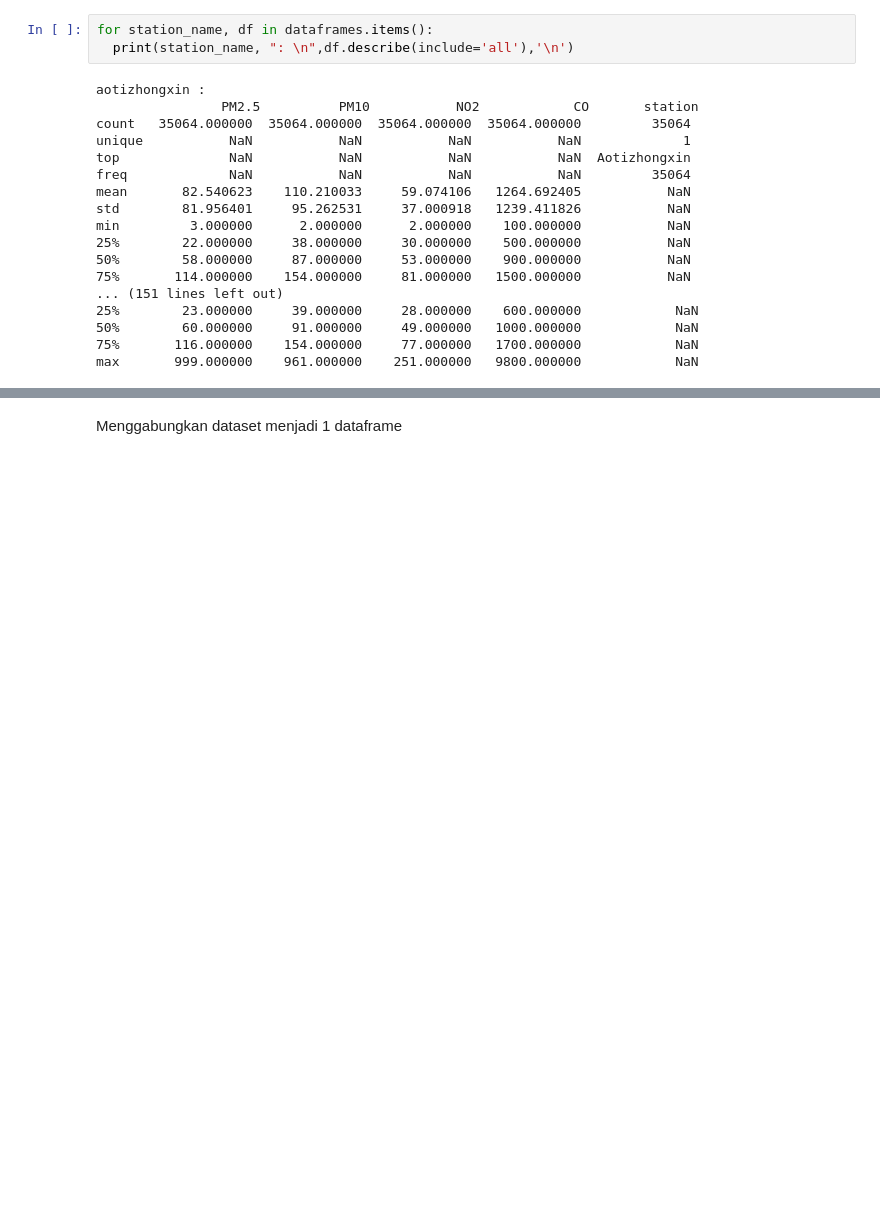
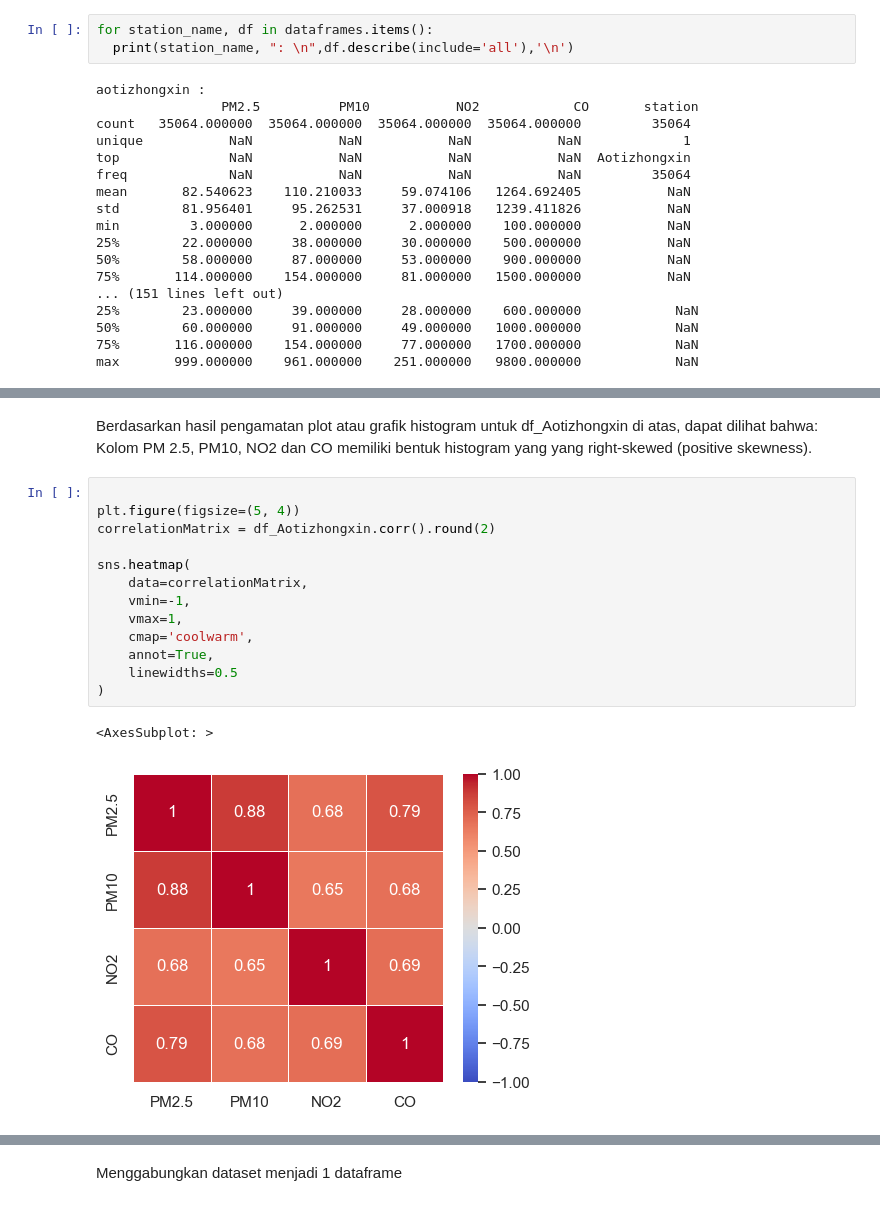
Before and after one commit to Awangnugrawan/Air-Quality-Dashboard, a Jupyter notebook: notebook.ipynb, the cells around one changed output, grey strips where cells are left out. Drawn from its saved outputs; the diff is of its cells as text; blank space fills up the shorter version.

```diff
--- a/notebook.ipynb
+++ b/notebook.ipynb
@@ -802,0 +811,19 @@ max       999.000000    961.000000    251.000000   9800.000000            NaN
+# %% [markdown]
+Berdasarkan hasil pengamatan plot atau grafik histogram untuk df_Aotizhongxin di atas, dapat dilihat bahwa:
+Kolom PM 2.5, PM10, NO2 dan CO memiliki bentuk histogram yang yang right-skewed (positive skewness).
+# %%
+
+plt.figure(figsize=(5, 4))
+correlationMatrix = df_Aotizhongxin.corr().round(2)
+
+sns.heatmap(
+    data=correlationMatrix,
+    vmin=-1,
+    vmax=1,
+    cmap='coolwarm',
+    annot=True,
+    linewidths=0.5
+)
+# %% [output]
+<AxesSubplot: >
+[figure, added]
```
Also changed, not shown: parts of 2 cells of this notebook.
